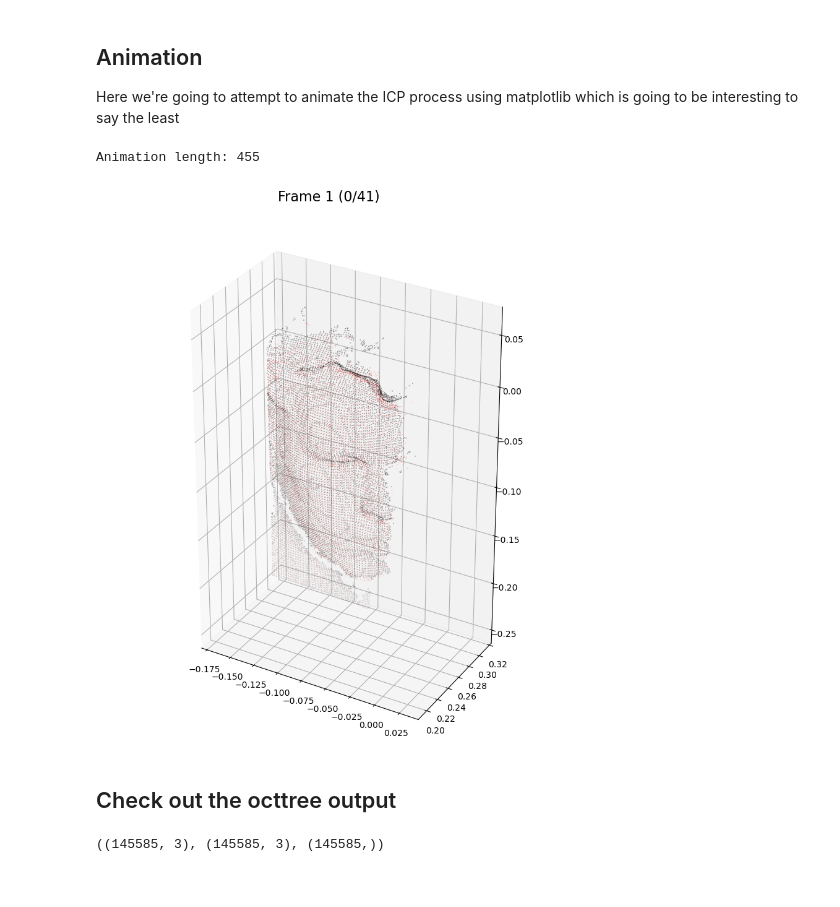
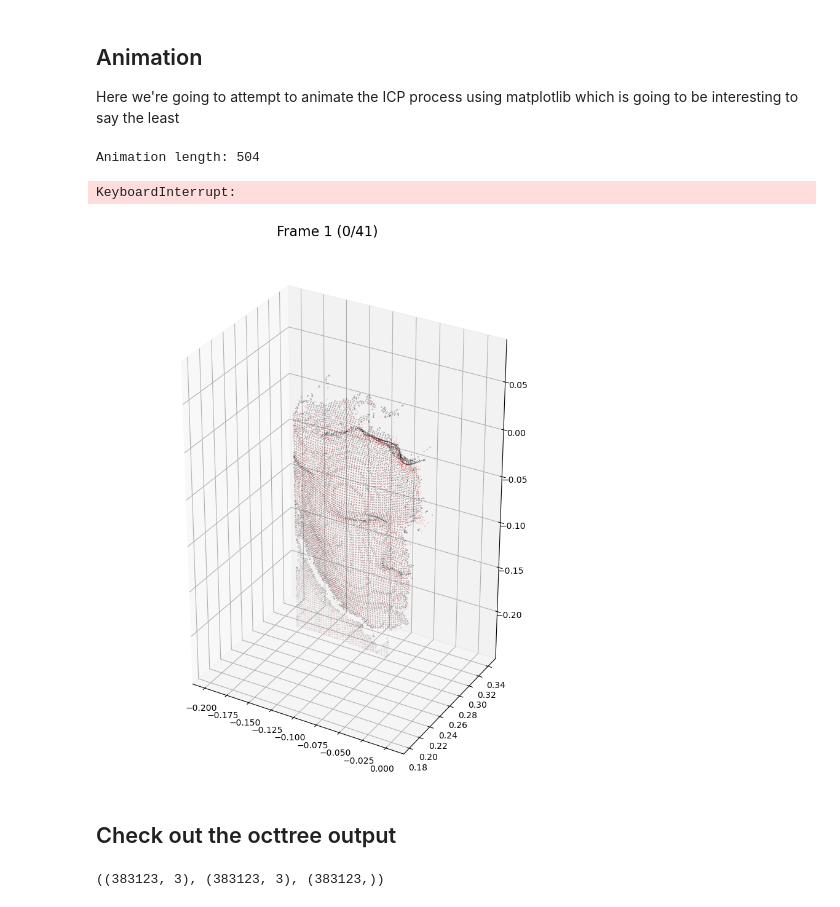
Before and after one commit to chris-polymetrix/ReconstructionAnalysis, a Jupyter notebook: icp_vis.ipynb, the cells around one changed output. Drawn from its saved outputs; the diff is of its cells as text; code cells hidden in the pictures.

```diff
--- a/icp_vis.ipynb
+++ b/icp_vis.ipynb
@@ -23,7 +23,7 @@ rust_path_transform = Path(r"C:\Users\chris\Documents\Work\Polymetrix\Rust\CruxT
 transform_root = Path("./data/transforms/")
 pc_root = Path("./data/frames/")
 
-load_point_clouds = True
+load_point_clouds = False
 # %%
 for f in transform_root.glob("*"):
     f.unlink()
@@ -48,14 +48,14 @@ for file in sorted(transform_root.glob("frame*.json")):
         params.append(np.array(json.load(f)))
 # %%
 def convert_params(x: np.array) -> np.array:
-    rot = Rotation.from_euler("ZYX", x[3:])
-    t = x[:3]
+    # rot = Rotation.from_euler("ZYX", x[3:])
+    # t = x[:3]
 
-    rtn = np.eye(4)
-    rtn[:3, :3] = rot.as_matrix()
-    rtn[:3, -1] = t
+    # rtn = np.eye(4)
+    # rtn[:3, :3] = rot.as_matrix()
+    # rtn[:3, -1] = t
 
-    return rtn
+    return x.reshape((4,4)).transpose()
 
 transforms = [np.apply_along_axis(convert_params, 1, x) for x in params]
 transforms
@@ -170,31 +170,31 @@ class FullAnimator:
 # %%
 fig = plt.figure(figsize=(15,10))
 ax = fig.add_subplot(1,1,1, projection="3d")
 
 plot_transform = np.eye(4)
 plot_transform[:3, :3] = Rotation.from_euler("ZYX", [0, 0, -np.pi/2]).as_matrix()
 
-
-animator = FullAnimator(pcs[:], [x[::1] for x in transforms], fig, ax, plot_transform)
+animator = FullAnimator(pcs[:], [x[(0,1,2,5,10,25,38),:,:] for x in transforms], fig, ax, plot_transform)
 
 # transforms_eye = [np.repeat(np.eye(4)[None], 5, 0) for _ in transforms]
 # animator = FullAnimator(pcs[:], transforms_eye, fig, ax, plot_transform)
 
 print(f"Animation length: {len(animator)}")
 
 anim = animation.FuncAnimation(animator.fig, animator, len(animator))
 
 progress_bar = tqdm(total=len(animator), position=0, leave=True)
 
 def progress_callback(current_frame, total_frames):
     progress_bar.update(1)
     if current_frame == total_frames:
         progress_bar.close()
 
 anim.save(Path(f"./videos/icp_test_{time.strftime('%Y_%m_%d-%H_%M_%S')}.mp4"), fps=20, progress_callback=progress_callback)
 # %% [output]
-Animation length: 455
+Animation length: 504
+KeyboardInterrupt:
-[figure, old version]
+[figure, new version]
 # %% [markdown]
 ## Check out the octtree output
 # %%
@@ -206,7 +206,7 @@ with open(rust_path_transform / "octtree.json", "r") as infile:
 
 positions.shape, normals.shape, counts.shape
 # %% [output]
-((145585, 3), (145585, 3), (145585,))
+((383123, 3), (383123, 3), (383123,))
 # %%
 hist = plt.hist(counts, log=True, bins=int(np.max(counts)) - 1)
 # %% [output]
```
Also changed, not shown: parts of 4 cells of this notebook, 6 other files.
